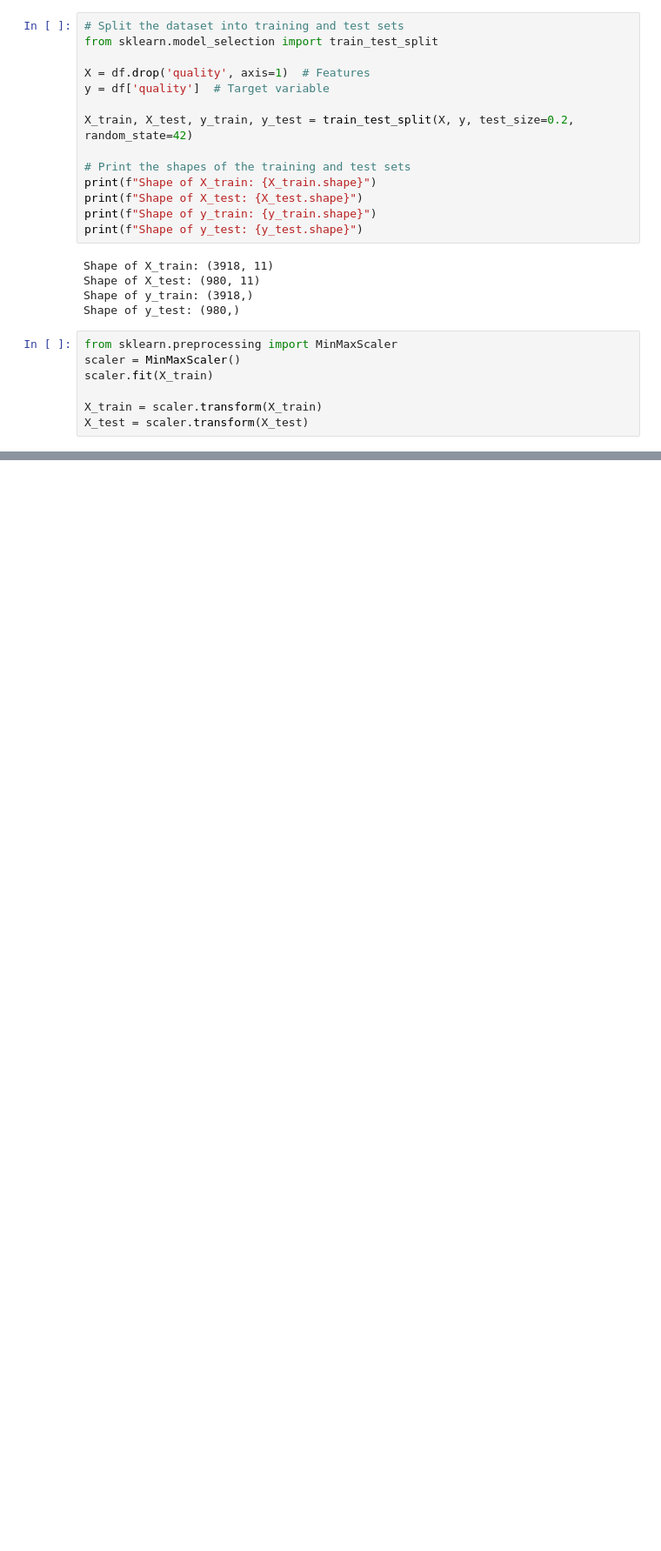
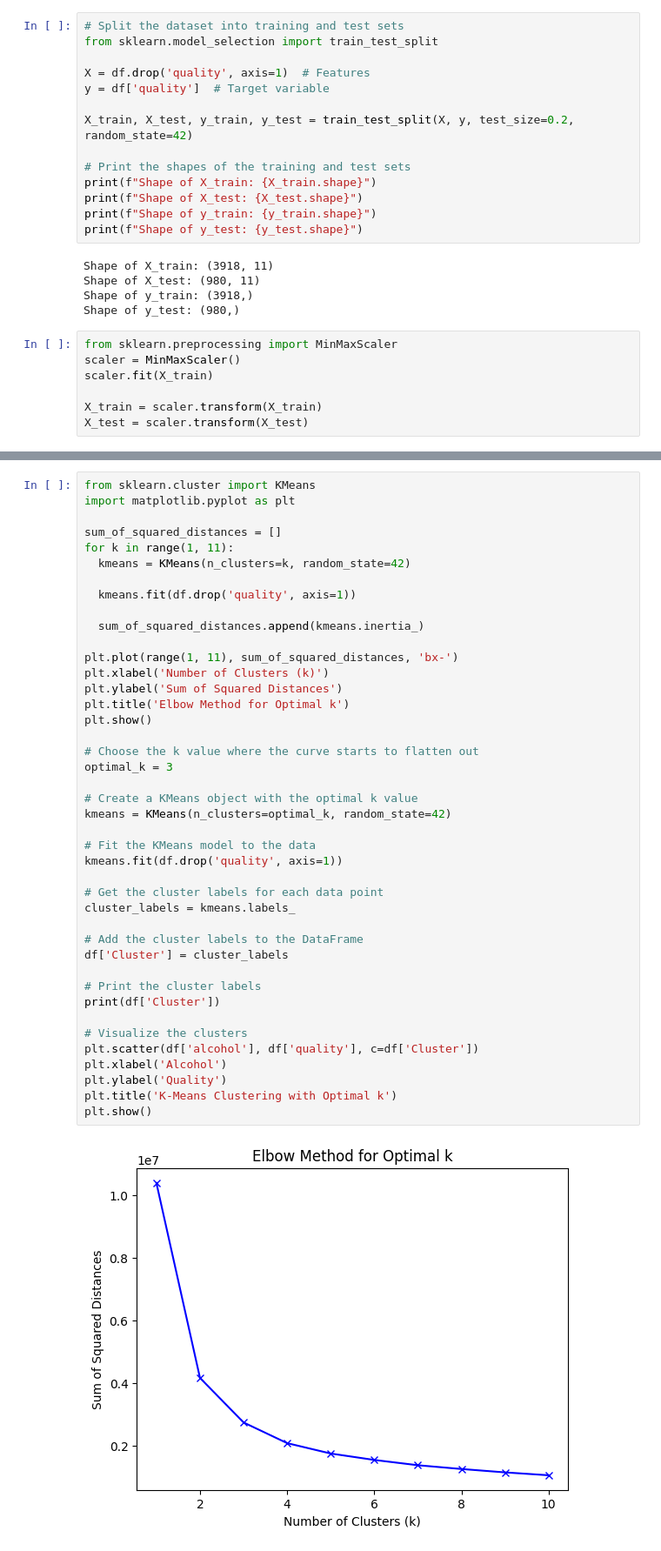
Before and after one commit to LOPAMUDRA-MUKHERJEE/DataSC, a Jupyter notebook: Assignment2.ipynb, the cells around one changed output, grey strips where cells are left out. Shown at 87% size. Saved outputs shown, nothing was run; the diff lists cells and outputs as text; blank space fills up the shorter version.

```diff
--- a/Assignment2.ipynb
+++ b/Assignment2.ipynb
@@ -222,0 +419,44 @@ Test Data Accuracy 0.5530612244897959
+# %%
+from sklearn.cluster import KMeans
+import matplotlib.pyplot as plt
+
+sum_of_squared_distances = []
+for k in range(1, 11):
+  kmeans = KMeans(n_clusters=k, random_state=42)
+
+  kmeans.fit(df.drop('quality', axis=1))
+
+  sum_of_squared_distances.append(kmeans.inertia_)
+
+plt.plot(range(1, 11), sum_of_squared_distances, 'bx-')
+plt.xlabel('Number of Clusters (k)')
+plt.ylabel('Sum of Squared Distances')
+plt.title('Elbow Method for Optimal k')
+plt.show()
+
+# Choose the k value where the curve starts to flatten out
+optimal_k = 3
+
+# Create a KMeans object with the optimal k value
+kmeans = KMeans(n_clusters=optimal_k, random_state=42)
+
+# Fit the KMeans model to the data
+kmeans.fit(df.drop('quality', axis=1))
+
+# Get the cluster labels for each data point
+cluster_labels = kmeans.labels_
+
+# Add the cluster labels to the DataFrame
+df['Cluster'] = cluster_labels
+
+# Print the cluster labels
+print(df['Cluster'])
+
+# Visualize the clusters
+plt.scatter(df['alcohol'], df['quality'], c=df['Cluster'])
+plt.xlabel('Alcohol')
+plt.ylabel('Quality')
+plt.title('K-Means Clustering with Optimal k')
+plt.show()
+# %% [output]
+[figure, added]
```
Also changed, not shown: parts of 37 cells of this notebook.
